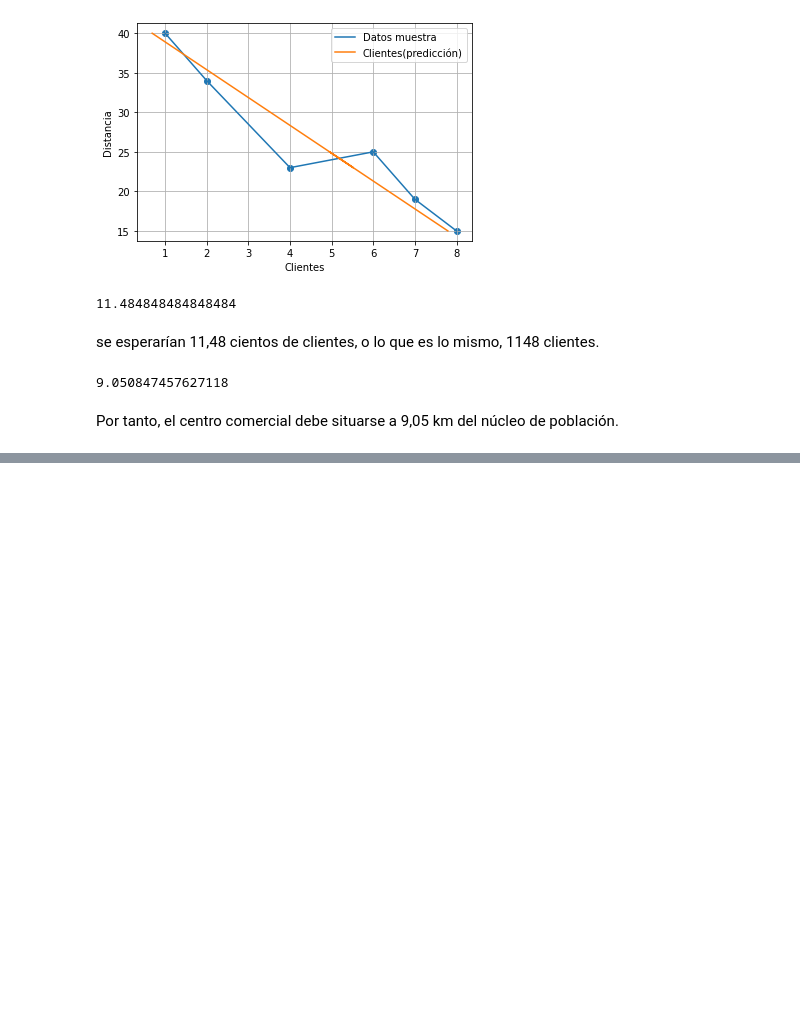
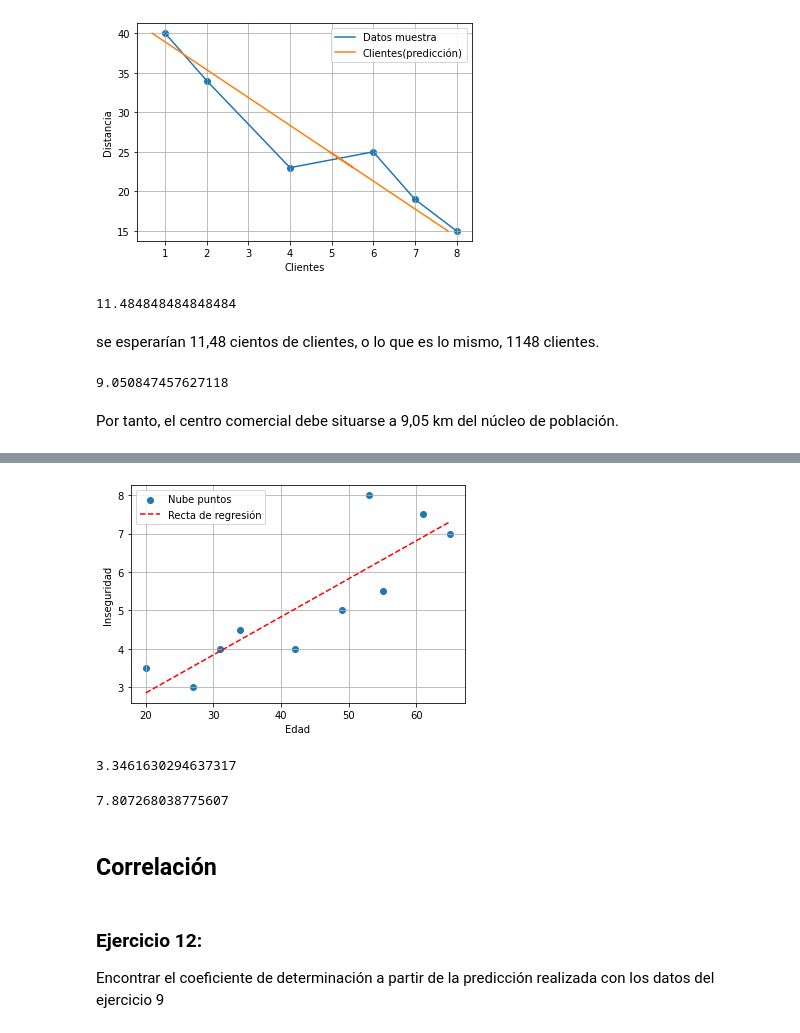
Before and after one commit to DiegoAlejandroLozano/Estadistica_Descriptiva, a Jupyter notebook: regresion.ipynb, the cells around one changed output, grey strips where cells are left out. Saved outputs shown, nothing was run; the diff lists cells and outputs as text; code cells hidden in the pictures; blank space fills up the shorter version.

Commit message:
V9. Se incluye el tema de correlación al proyecto

```diff
--- a/regresion.ipynb
+++ b/regresion.ipynb
@@ -427,0 +481,8 @@ Por tanto, el centro comercial debe situarse a 9,05 km del núcleo de población
+# %%
+#Valores de la recta de regresion
+inseg_pred_11 = []
+for edad in tabla_11.edad:
+    y = est.recta_regresion(tabla_11.edad, tabla_11.inseguridad, edad)
+    inseg_pred_11.append(y)
+tabla_11['inseguridad (predi)'] = inseg_pred_11
+tabla_11.round(3)
@@ -427,0 +501,28 @@ Por tanto, el centro comercial debe situarse a 9,05 km del núcleo de población
+# %%
+plt.scatter(x=tabla_11.edad, y=tabla_11.inseguridad, label='Nube puntos')
+plt.plot(tabla_11.edad, tabla_11['inseguridad (predi)'], 'r--', label='Recta de regresión')
+plt.xlabel('Edad')
+plt.ylabel('Inseguridad')
+plt.grid()
+plt.legend()
+plt.show()
+# %% [output]
+[figure, added]
+# %%
+# b) ¿Qué puntuación sobre la inseguridad en el barrio obtendría un individuo de 25 años? ¿Y un individuo de 70?
+y = est.recta_regresion(tabla_11.edad, tabla_11.inseguridad, 25)
+y
+# %% [output]
+3.3461630294637317
+# %%
+#Individuo de 70 años
+y = est.recta_regresion(tabla_11.edad, tabla_11.inseguridad, 70)
+y
+# %% [output]
+7.807268038775607
+# %% [markdown]
+## Correlación
+# %% [markdown]
+### Ejercicio 12:
+
+Encontrar el coeficiente de determinación a partir de la predicción realizada con los datos del ejercicio 9
```
Also changed, not shown: parts of 23 cells of this notebook, 1 other file.
